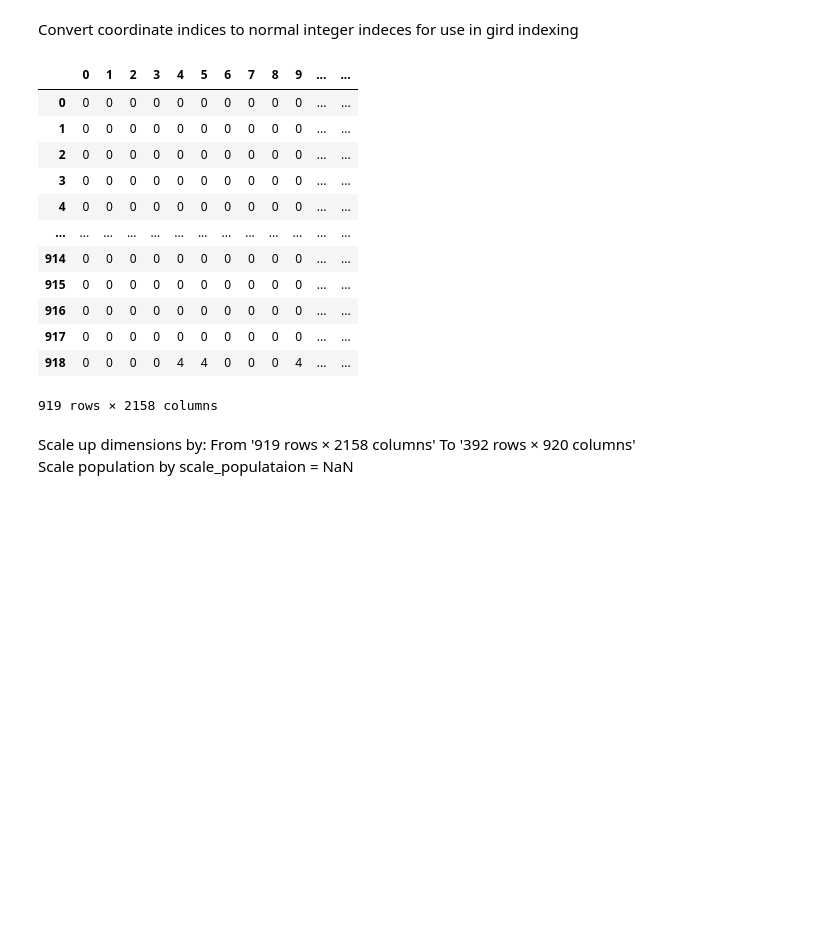
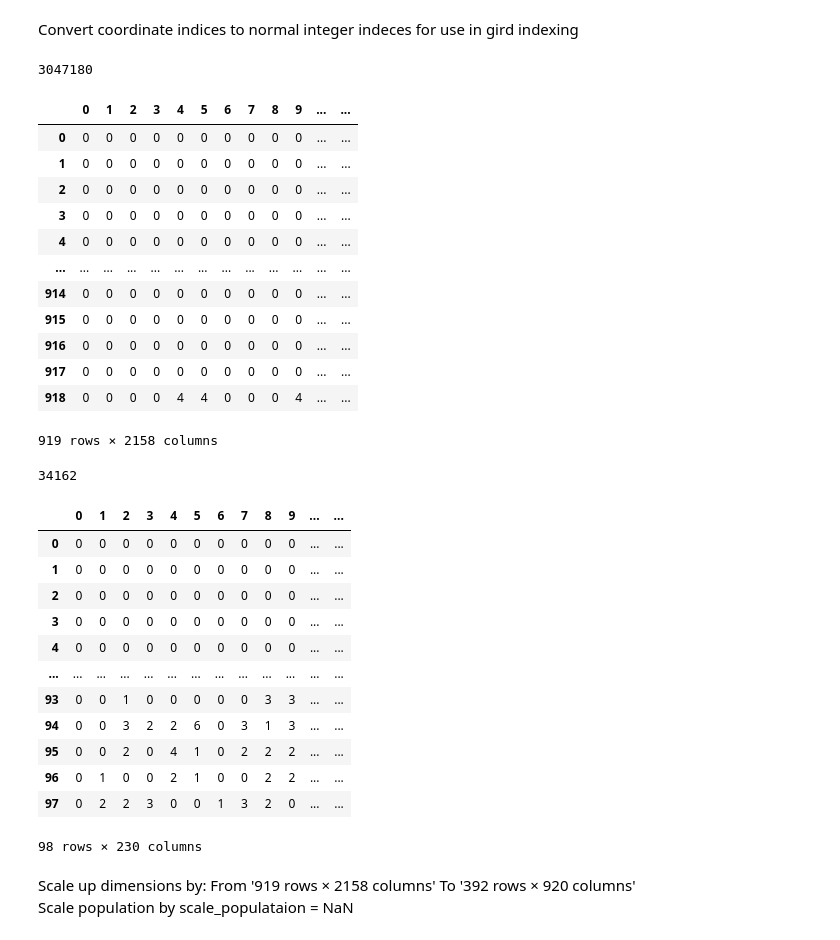
Before and after one commit to MatinMarjani/ABM-WNV, a Jupyter notebook: AmerobDataHandler.ipynb, the cells around one changed output. Saved outputs shown, nothing was run; the diff lists cells and outputs as text; code cells hidden in the pictures; blank space fills up the shorter version.

```diff
--- a/AmerobDataHandler.ipynb
+++ b/AmerobDataHandler.ipynb
@@ -111,8 +111,10 @@ amerob = amerob.reset_index(drop=True)
 # Rename columns to integer indices
 amerob.columns = range(amerob.shape[1])
 
+print(amerob.sum().sum())
 amerob
 # %% [output]
+3047180
 |  | 0 | 1 | 2 | 3 | 4 | 5 | 6 | 7 | 8 | 9 | ... | ... |
 | 0 | 0 | 0 | 0 | 0 | 0 | 0 | 0 | 0 | 0 | 0 | ... | ... |
 | 1 | 0 | 0 | 0 | 0 | 0 | 0 | 0 | 0 | 0 | 0 | ... | ... |
@@ -125,7 +127,28 @@ amerob
 | 916 | 0 | 0 | 0 | 0 | 0 | 0 | 0 | 0 | 0 | 0 | ... | ... |
 | 917 | 0 | 0 | 0 | 0 | 0 | 0 | 0 | 0 | 0 | 0 | ... | ... |
 | 918 | 0 | 0 | 0 | 0 | 4 | 4 | 0 | 0 | 0 | 4 | ... | ... |
-919 rows × 2158 columns
+919 rows × 2158 columns
+# %%
+data = amerob.to_numpy()
+rescaled_data = scipy.ndimage.zoom(data, (98 / data.shape[0], 230 / data.shape[1]), order=1)
+amerob_rescaled = pd.DataFrame(rescaled_data)
+print(amerob_rescaled.sum().sum())
+amerob_rescaled
+# %% [output]
+34162
+|  | 0 | 1 | 2 | 3 | 4 | 5 | 6 | 7 | 8 | 9 | ... | ... |
+| 0 | 0 | 0 | 0 | 0 | 0 | 0 | 0 | 0 | 0 | 0 | ... | ... |
+| 1 | 0 | 0 | 0 | 0 | 0 | 0 | 0 | 0 | 0 | 0 | ... | ... |
+| 2 | 0 | 0 | 0 | 0 | 0 | 0 | 0 | 0 | 0 | 0 | ... | ... |
+| 3 | 0 | 0 | 0 | 0 | 0 | 0 | 0 | 0 | 0 | 0 | ... | ... |
+| 4 | 0 | 0 | 0 | 0 | 0 | 0 | 0 | 0 | 0 | 0 | ... | ... |
+| ... | ... | ... | ... | ... | ... | ... | ... | ... | ... | ... | ... | ... |
+| 93 | 0 | 0 | 1 | 0 | 0 | 0 | 0 | 0 | 3 | 3 | ... | ... |
+| 94 | 0 | 0 | 3 | 2 | 2 | 6 | 0 | 3 | 1 | 3 | ... | ... |
+| 95 | 0 | 0 | 2 | 0 | 4 | 1 | 0 | 2 | 2 | 2 | ... | ... |
+| 96 | 0 | 1 | 0 | 0 | 2 | 1 | 0 | 0 | 2 | 2 | ... | ... |
+| 97 | 0 | 2 | 2 | 3 | 0 | 0 | 1 | 3 | 2 | 0 | ... | ... |
+98 rows × 230 columns
 # %% [markdown]
 Scale up dimensions by: From '919 rows × 2158 columns' To '392 rows × 920 columns' <br>
 Scale population by scale_populataion = NaN
```
Also changed, not shown: parts of 1 cell of this notebook.
